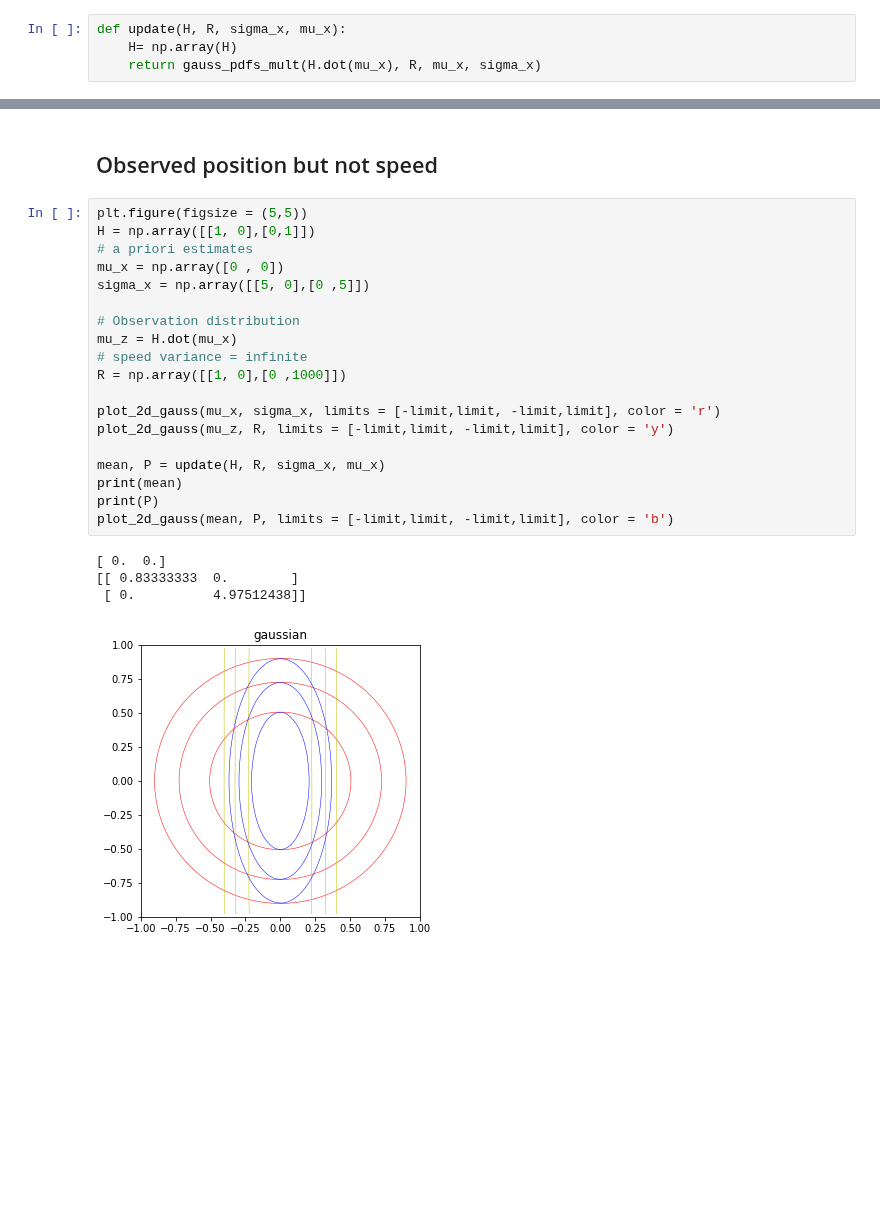
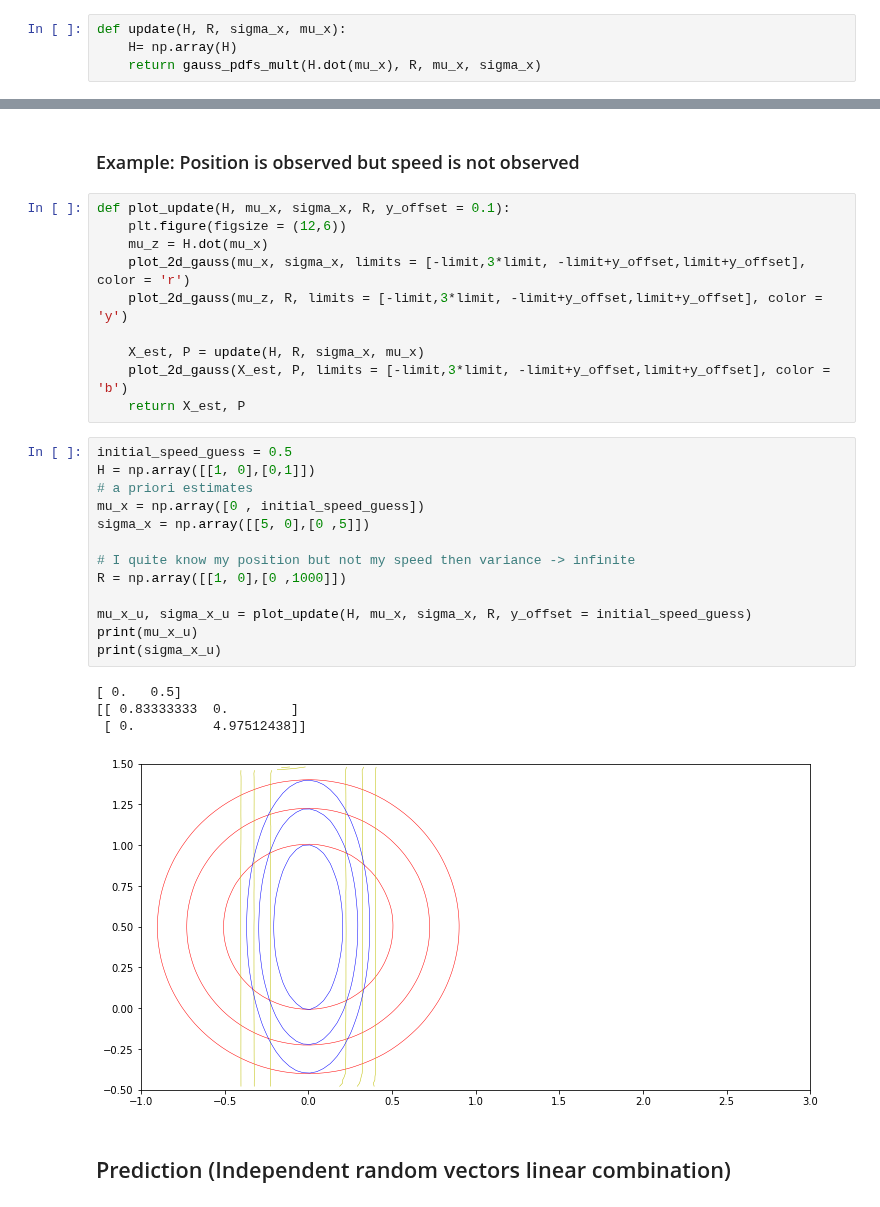
Before and after one commit to jganzabal/Kalman-as-Recursive-Bayesian-Estimation, a Jupyter notebook: 4_Two dimensional Kalman filter.ipynb, the cells around one changed output, grey strips where cells are left out. Saved outputs shown, nothing was run; the diff lists cells and outputs as text; blank space fills up the shorter version.

```diff
--- a/4_Two dimensional Kalman filter.ipynb
+++ b/4_Two dimensional Kalman filter.ipynb
@@ -126,26 +103,32 @@ plt.show()
-# %% [markdown]
-## Observed position but not speed
+# %% [markdown]
+### Example: Position  is observed but speed is not observed
 # %%
-plt.figure(figsize = (5,5))
-H = np.array([[1, 0],[0,1]])
-# a priori estimates
-mu_x = np.array([0 , 0])
-sigma_x = np.array([[5, 0],[0 ,5]])
+def plot_update(H, mu_x, sigma_x, R, y_offset = 0.1):
+    plt.figure(figsize = (12,6))
+    mu_z = H.dot(mu_x)
+    plot_2d_gauss(mu_x, sigma_x, limits = [-limit,3*limit, -limit+y_offset,limit+y_offset], color = 'r')
+    plot_2d_gauss(mu_z, R, limits = [-limit,3*limit, -limit+y_offset,limit+y_offset], color = 'y')
 
-# Observation distribution
-mu_z = H.dot(mu_x)
-# speed variance = infinite
-R = np.array([[1, 0],[0 ,1000]])
-
-plot_2d_gauss(mu_x, sigma_x, limits = [-limit,limit, -limit,limit], color = 'r')
-plot_2d_gauss(mu_z, R, limits = [-limit,limit, -limit,limit], color = 'y')
-
-mean, P = update(H, R, sigma_x, mu_x)
-print(mean)
-print(P)
-plot_2d_gauss(mean, P, limits = [-limit,limit, -limit,limit], color = 'b')
+    X_est, P = update(H, R, sigma_x, mu_x)
+    plot_2d_gauss(X_est, P, limits = [-limit,3*limit, -limit+y_offset,limit+y_offset], color = 'b')
+    return X_est, P
-# %% [output]
-[ 0.  0.]
-[[ 0.83333333  0.        ]
- [ 0.          4.97512438]]
-[figure, removed]
+# %%
+initial_speed_guess = 0.5
+H = np.array([[1, 0],[0,1]])
+# a priori estimates
+mu_x = np.array([0 , initial_speed_guess])
+sigma_x = np.array([[5, 0],[0 ,5]])
+
+# I quite know my position but not my speed then variance -> infinite
+R = np.array([[1, 0],[0 ,1000]])
+
+mu_x_u, sigma_x_u = plot_update(H, mu_x, sigma_x, R, y_offset = initial_speed_guess)
+print(mu_x_u)
+print(sigma_x_u)
+# %% [output]
+[ 0.   0.5]
+[[ 0.83333333  0.        ]
+ [ 0.          4.97512438]]
+[figure, added]
+# %% [markdown]
+## Prediction (Independent random vectors linear combination)
```
Also changed, not shown: parts of 28 cells of this notebook.
